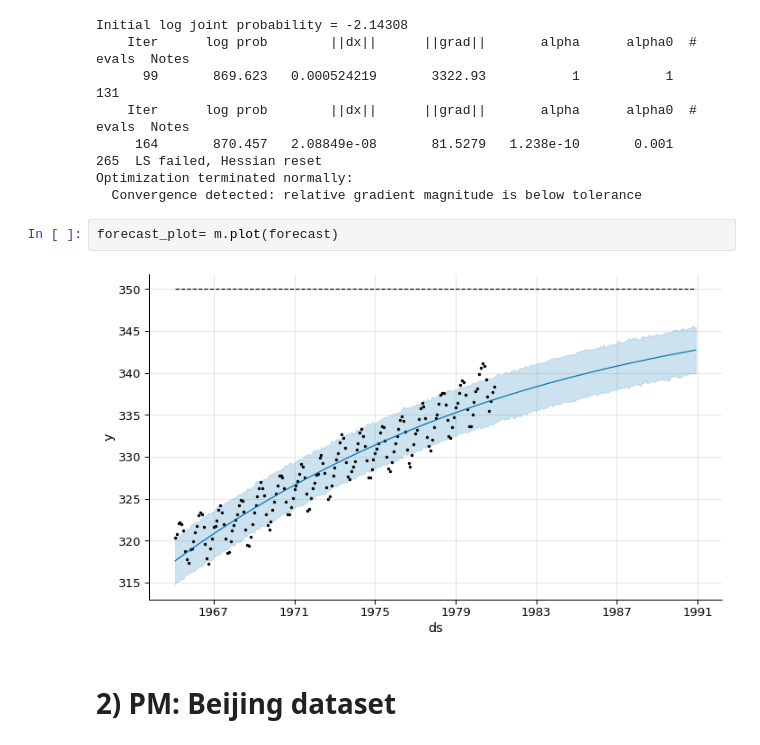
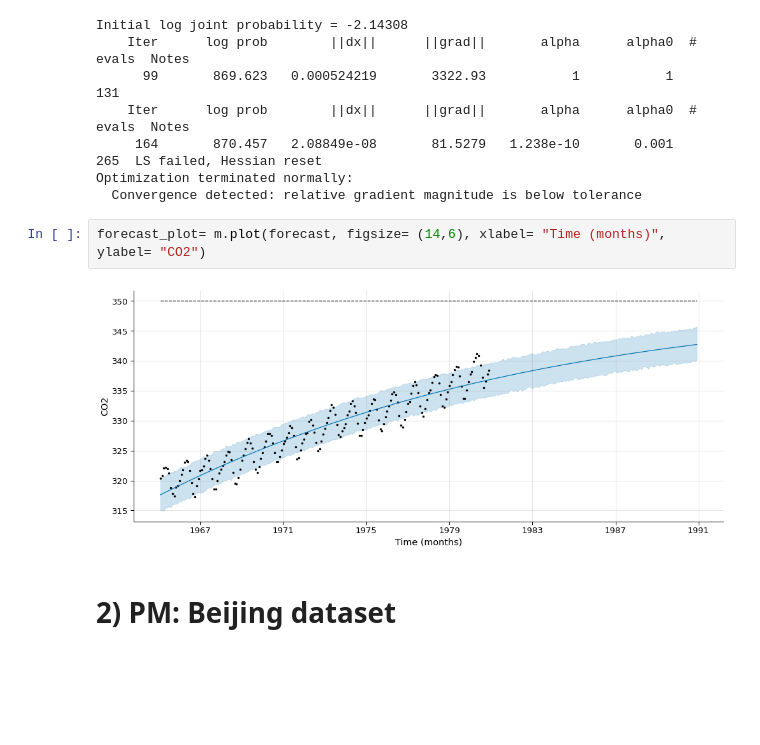
Before and after one commit to razielar/coursera_time_series_forecasting, a Jupyter notebook: time_series_analysis/week_3/3_fb_prophet/2_fb_prophet_exercise.ipynb, the cells around one changed output. Saved outputs shown, nothing was run; the diff lists cells and outputs as text; blank space fills up the shorter version.

```diff
--- a/time_series_analysis/week_3/3_fb_prophet/2_fb_prophet_exercise.ipynb
+++ b/time_series_analysis/week_3/3_fb_prophet/2_fb_prophet_exercise.ipynb
@@ -144,9 +144,9 @@ Initial log joint probability = -2.14308
 Optimization terminated normally:
   Convergence detected: relative gradient magnitude is below tolerance
 # %%
-forecast_plot= m.plot(forecast)
+forecast_plot= m.plot(forecast, figsize= (14,6), xlabel= "Time (months)", ylabel= "CO2")
 # %% [output]
-[figure, old version]
+[figure, new version]
 # %% [markdown]
 # 2) PM: Beijing dataset
 # %%
```
Also changed, not shown: parts of 7 cells of this notebook, 2 other files.
